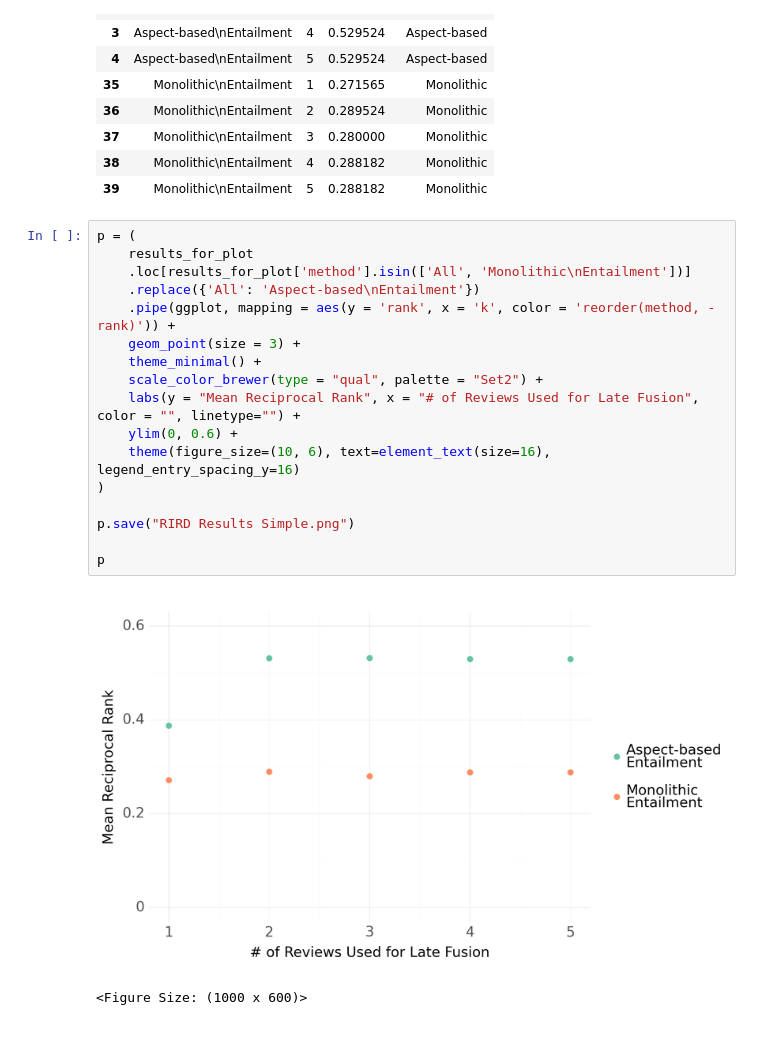
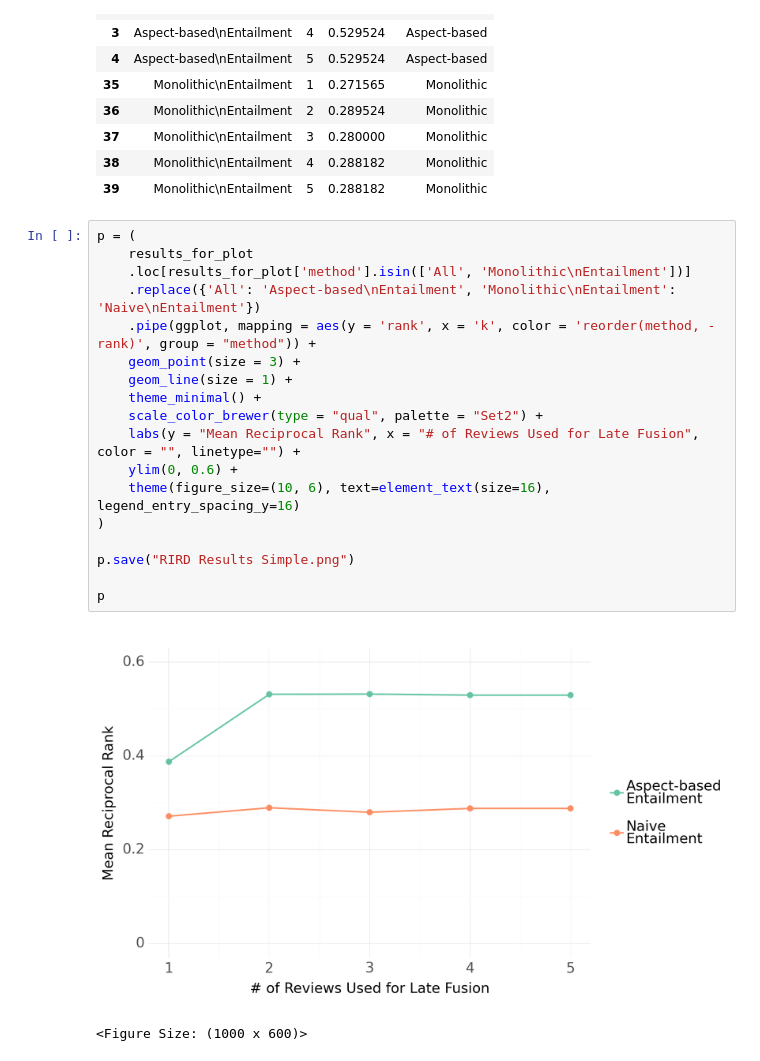
Before and after one commit to baronet2/marir, a Jupyter notebook: RIRD/21_compare_algorithms_item_first.ipynb, the cells around one changed output. Cells and saved outputs as stored; diff of their text form.

```diff
--- a/RIRD/21_compare_algorithms_item_first.ipynb
+++ b/RIRD/21_compare_algorithms_item_first.ipynb
@@ -338,20 +315,21 @@ p
 # %%
 p = (
     results_for_plot
     .loc[results_for_plot['method'].isin(['All', 'Monolithic\nEntailment'])]
-    .replace({'All': 'Aspect-based\nEntailment'})
-    .pipe(ggplot, mapping = aes(y = 'rank', x = 'k', color = 'reorder(method, -rank)')) +
+    .replace({'All': 'Aspect-based\nEntailment', 'Monolithic\nEntailment': 'Naive\nEntailment'})
+    .pipe(ggplot, mapping = aes(y = 'rank', x = 'k', color = 'reorder(method, -rank)', group = "method")) +
     geom_point(size = 3) +
+    geom_line(size = 1) +
     theme_minimal() +
     scale_color_brewer(type = "qual", palette = "Set2") +
     labs(y = "Mean Reciprocal Rank", x = "# of Reviews Used for Late Fusion", color = "", linetype="") +
     ylim(0, 0.6) +
     theme(figure_size=(10, 6), text=element_text(size=16), legend_entry_spacing_y=16)
 )
 
 p.save("RIRD Results Simple.png")
 
 p
 # %% [output]
-[figure, old version]
+[figure, new version]
 <Figure Size: (1000 x 600)>
```
Also changed, not shown: parts of 1 cell of this notebook, 3 other files.
